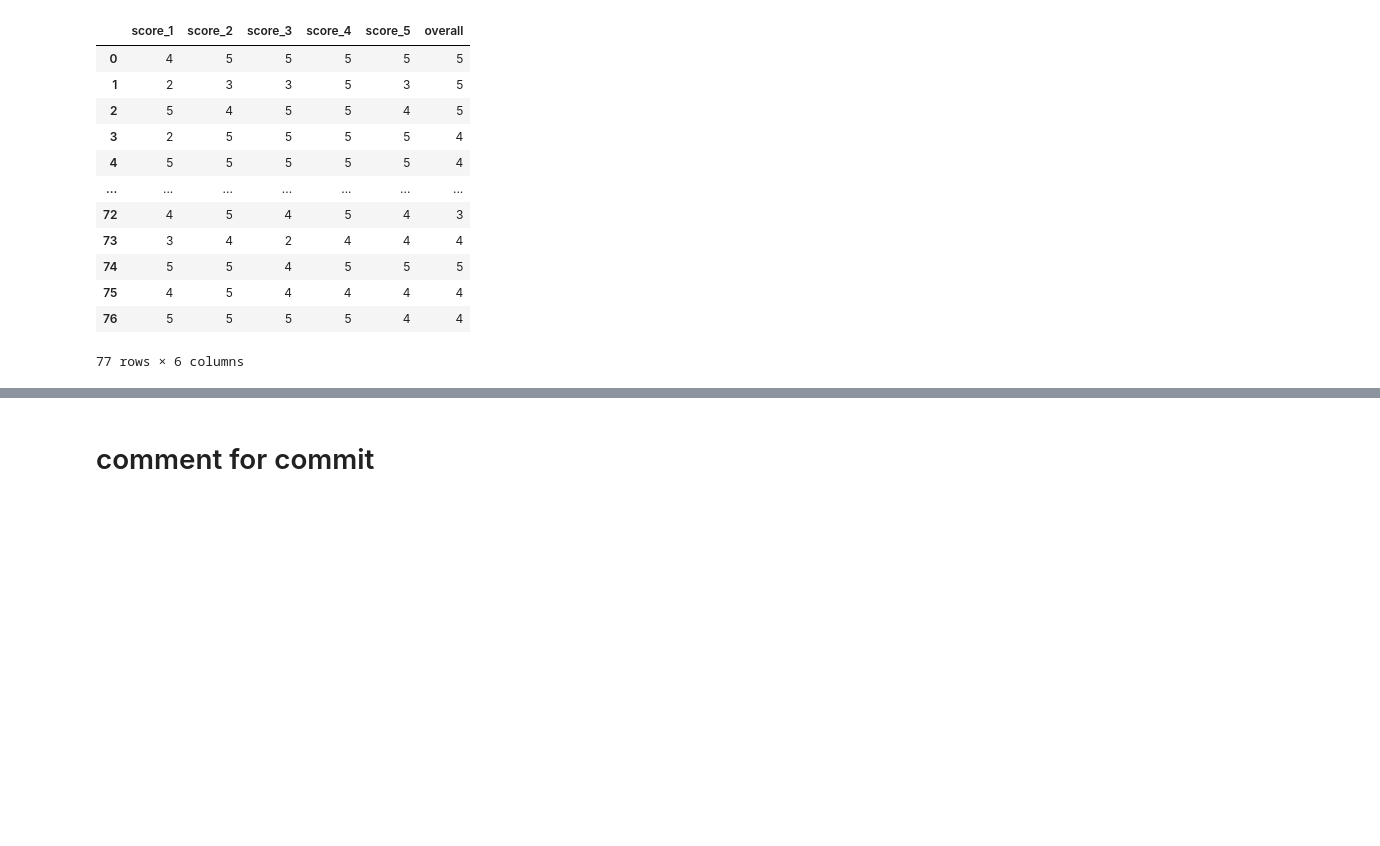
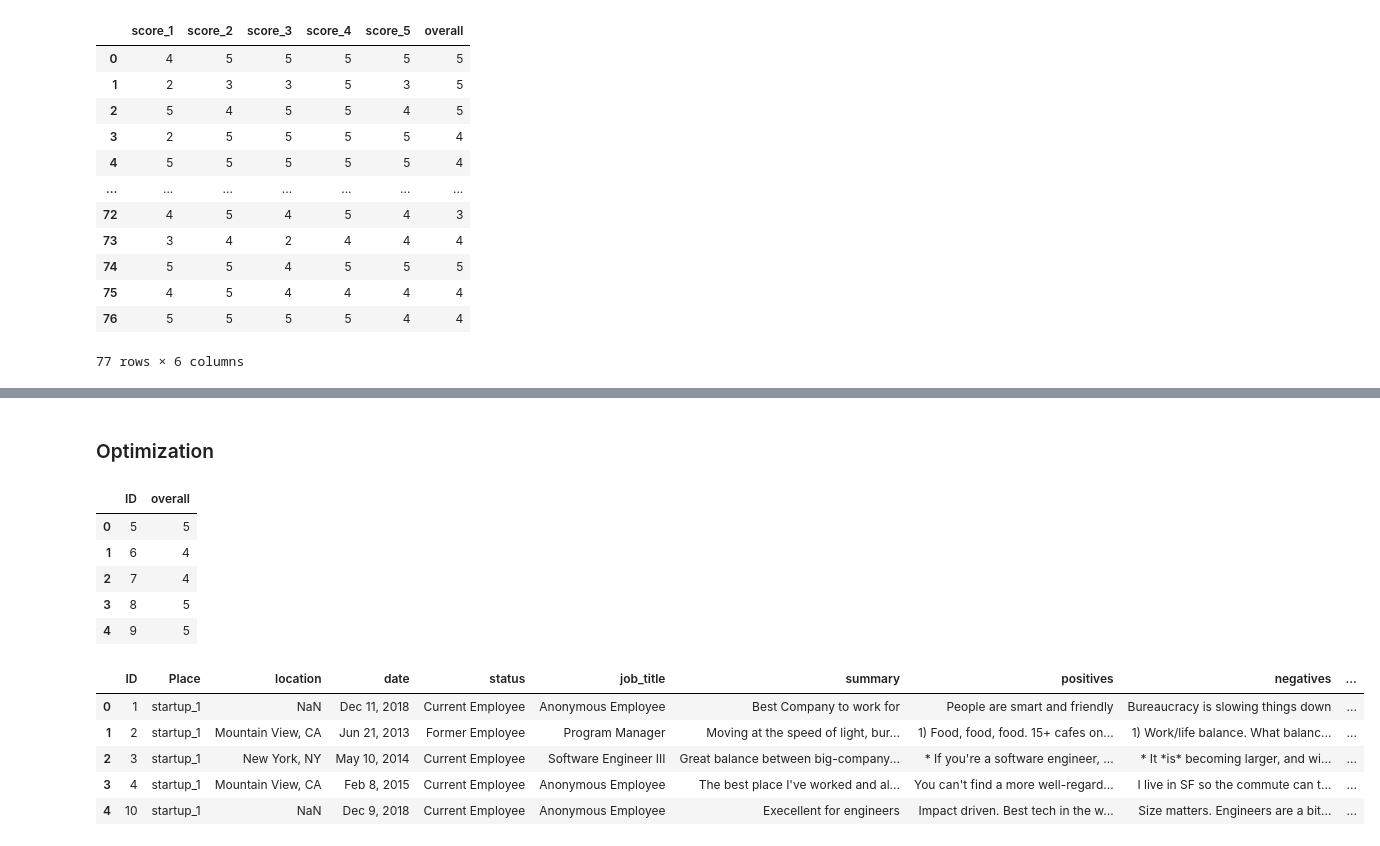
Before and after one commit to theresa-sporn/WorkforceSentimentMonitoring, a Jupyter notebook: notebooks/alvaro_model_prototype.ipynb, the cells around one changed output, grey strips where cells are left out. Cells and saved outputs as stored; diff of their text form; code cells hidden in the pictures; blank space fills up the shorter version.

```diff
--- a/notebooks/alvaro_model_prototype.ipynb
+++ b/notebooks/alvaro_model_prototype.ipynb
@@ -265,2 +282,2 @@ plt.bar(range(len(pred_scores)), list(pred_scores.values()), align='center')
-# %% [markdown]
-# comment for commit
+# %% [markdown]
+### Optimization
@@ -266,0 +287,19 @@ plt.bar(range(len(pred_scores)), list(pred_scores.values()), align='center')
+# %%
+submission, train, test = get_data()
+# %%
+display(submission.head())
+display(train.head())
+display(test.head())
+# %% [output]
+|  | ID | overall |
+| 0 | 5 | 5 |
+| 1 | 6 | 4 |
+| 2 | 7 | 4 |
+| 3 | 8 | 5 |
+| 4 | 9 | 5 |
+|  | ID | Place | location | date | status | job_title | summary | positives | negatives | ... |
+| 0 | 1 | startup_1 | NaN | Dec 11, 2018 | Current Employee | Anonymous Employee | Best Company to work for | People are smart and friendly | Bureaucracy is slowing things down | ... |
+| 1 | 2 | startup_1 | Mountain View, CA | Jun 21, 2013 | Former Employee | Program Manager | Moving at the speed of light, bur... | 1) Food, food, food. 15+ cafes on... | 1) Work/life balance. What balanc... | ... |
+| 2 | 3 | startup_1 | New York, NY | May 10, 2014 | Current Employee | Software Engineer III | Great balance between big-company... | * If you're a software engineer, ... | * It *is* becoming larger, and wi... | ... |
+| 3 | 4 | startup_1 | Mountain View, CA | Feb 8, 2015 | Current Employee | Anonymous Employee | The best place I've worked and al... | You can't find a more well-regard... | I live in SF so the commute can t... | ... |
+| 4 | 10 | startup_1 | NaN | Dec 9, 2018 | Current Employee | Anonymous Employee | Execellent for engineers | Impact driven. Best tech in the w... | Size matters. Engineers are a bit... | ... |
```
Also changed, not shown: parts of 14 cells of this notebook, 6 other files.
